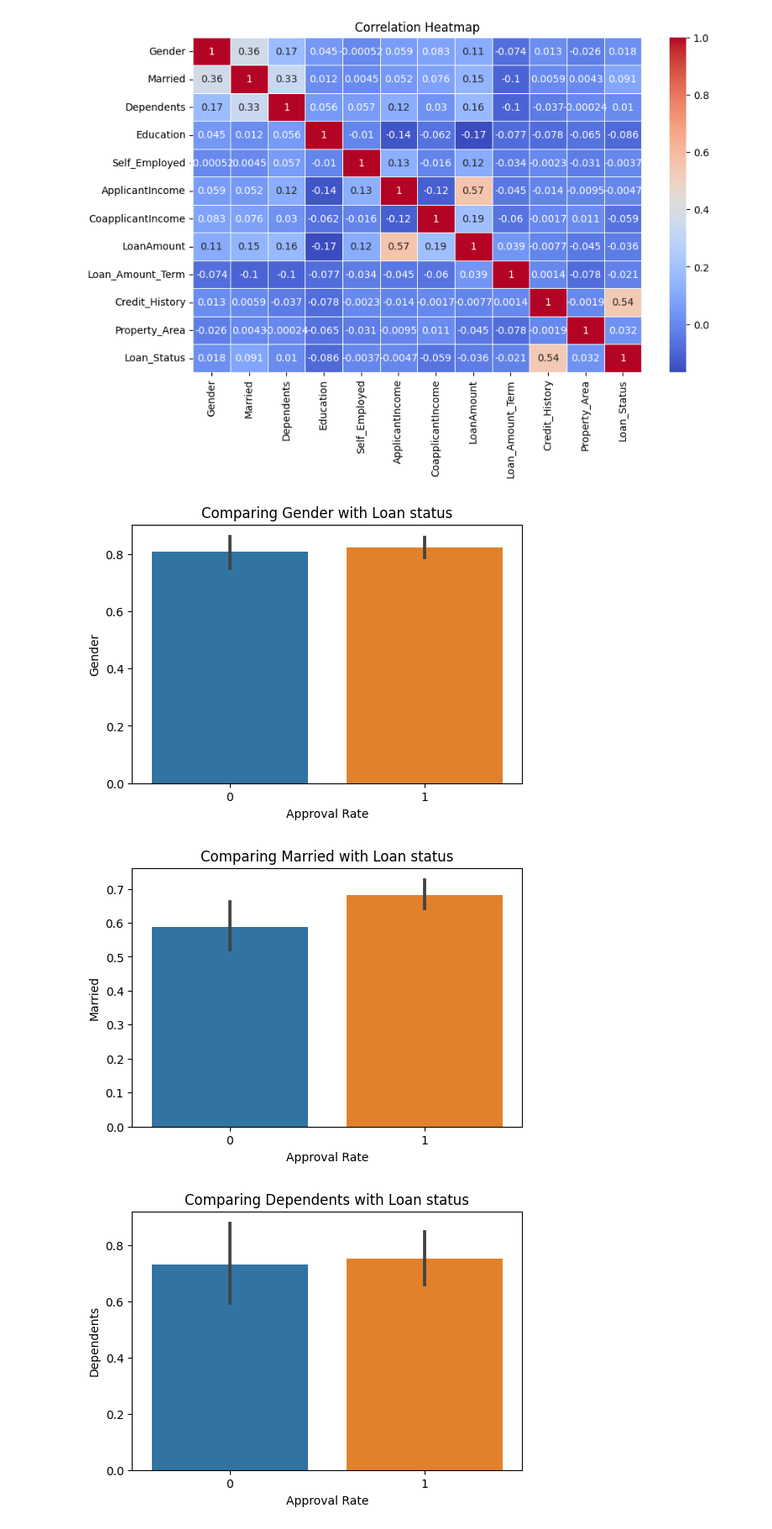
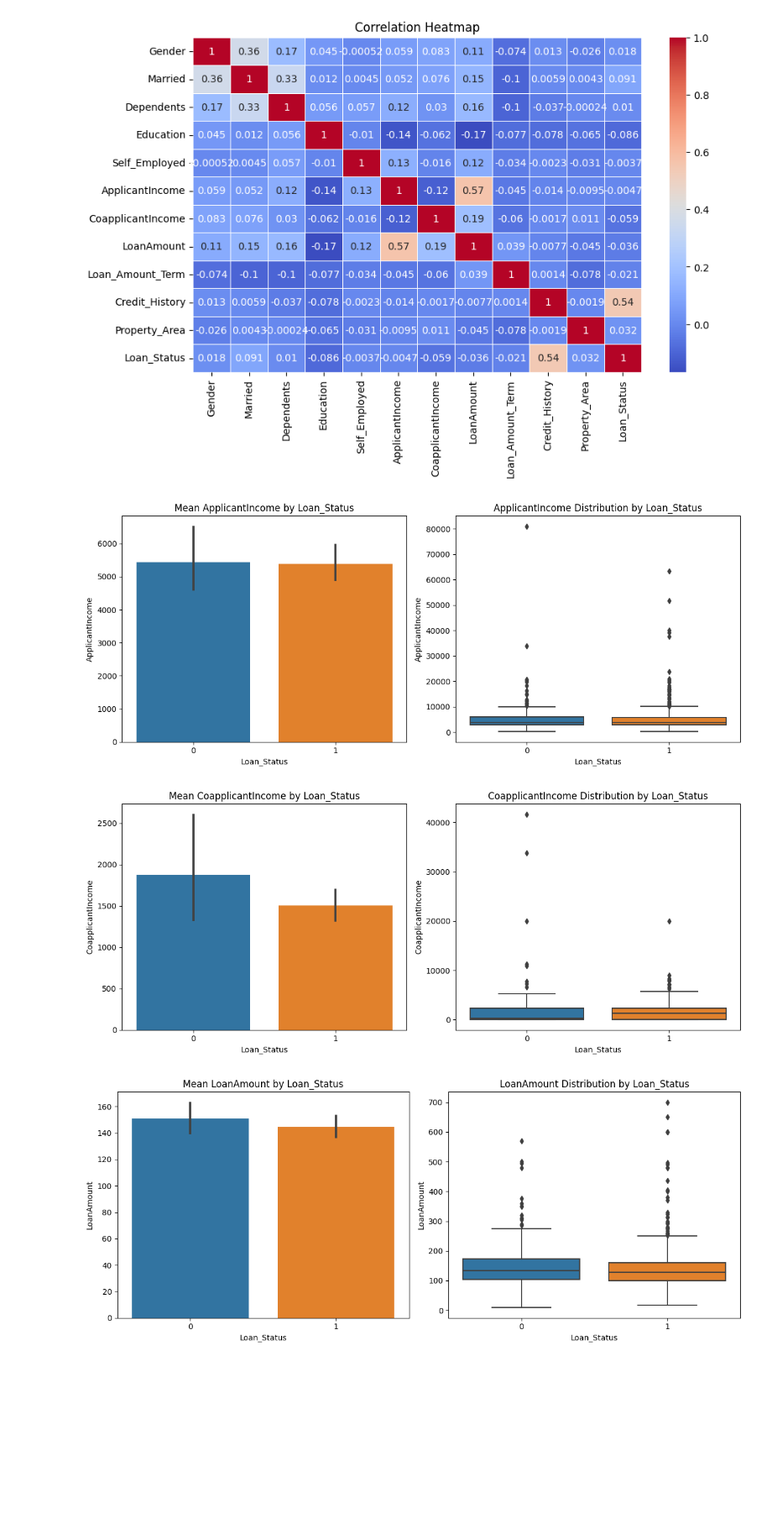
Before and after one commit to Abhineetsahay/Loan-Predictor, a Jupyter notebook: loan-predictor.ipynb, the cells around one changed output. Shown: that part at 84% size. Cells and saved outputs as stored; diff of their text form; code cells hidden in the pictures; blank space fills up the shorter version.

Commit message:
Kaggle Notebook | Loan Predictor | Version 3

```diff
--- a/loan-predictor.ipynb
+++ b/loan-predictor.ipynb
@@ -139,13 +151,20 @@ plt.show()
 # %% [output]
 [figure]
 # %%
-for col in categorical_col:
-    plt.figure(figsize=(6,4))
-    sn.barplot(data=train,x='Loan_Status',y=col)
-    plt.title(f"Comparing {col} with Loan status")
-    plt.xlabel('Approval Rate')
+for i, col in enumerate(numerical_col, 1):
+    plt.figure(figsize=(12, 5))
+
+    plt.subplot(1, 2, 1)
+    sn.barplot(data=train, x='Loan_Status', y=col)
+    plt.title(f'Mean {col} by Loan_Status')
+
+    plt.subplot(1, 2, 2)
+    sn.boxplot(data=train, x='Loan_Status', y=col)
+    plt.title(f'{col} Distribution by Loan_Status')
+
+    plt.tight_layout()
     plt.show()
 # %% [output]
-[figure, old version]
+[figure, new version]
-[figure, old version]
+[figure, new version]
-[figure, old version]
+[figure, new version]
```
Also changed, not shown: parts of 15 cells of this notebook.
